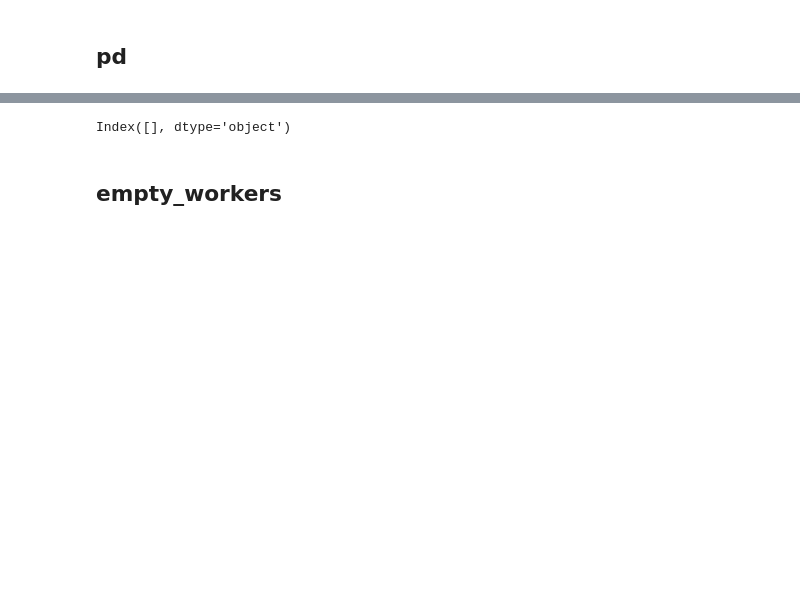
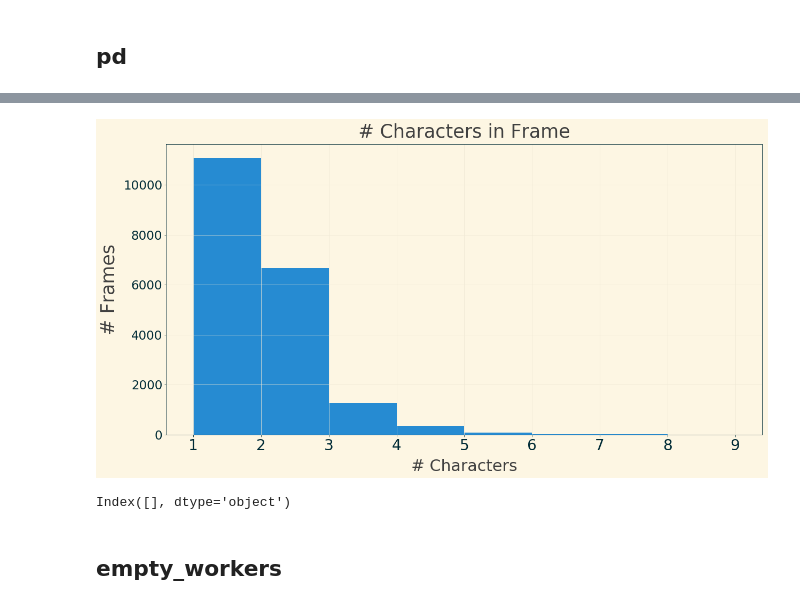
Before and after one commit to drschwenk/stage_1, a Jupyter notebook: mturk_analyzer.ipynb, the cells around one changed output, grey strips where cells are left out. Saved outputs shown, nothing was run; the diff lists cells and outputs as text; code cells hidden in the pictures; blank space fills up the shorter version.

```diff
--- a/mturk_analyzer.ipynb
+++ b/mturk_analyzer.ipynb
@@ -438,3 +507,19 @@ consensus_results_df
+# %%
+consensus_count_df = consensus_results_df[consensus_results_df['count_mode'] > 1]
+# %%
+consensus_count_df['frame_char_count'] = consensus_count_df['n_chars'].apply(lambda x: x[0][0])
+# %%
+fig_labels = {
+    'fig_title': '# Characters in Frame',
+    'x_label': '# Characters',
+    'y_label': '# Frames'
+}
+# %%
+_ = consensus_count_df[consensus_count_df['frame_char_count'] < 11]['frame_char_count'].hist(bins=8)
+# plt.xticks(rotation=80)
+make_standard_fig(char_hist, fig_labels)
+# %% [output]
+[figure, added]
 # %%
 char_df['characters'] = char_df['characters'].apply(lambda x: list(x))
 grouped_by_worker = char_df.groupby('w_id')
```
Also changed, not shown: parts of 70 cells of this notebook, 7 other files.
